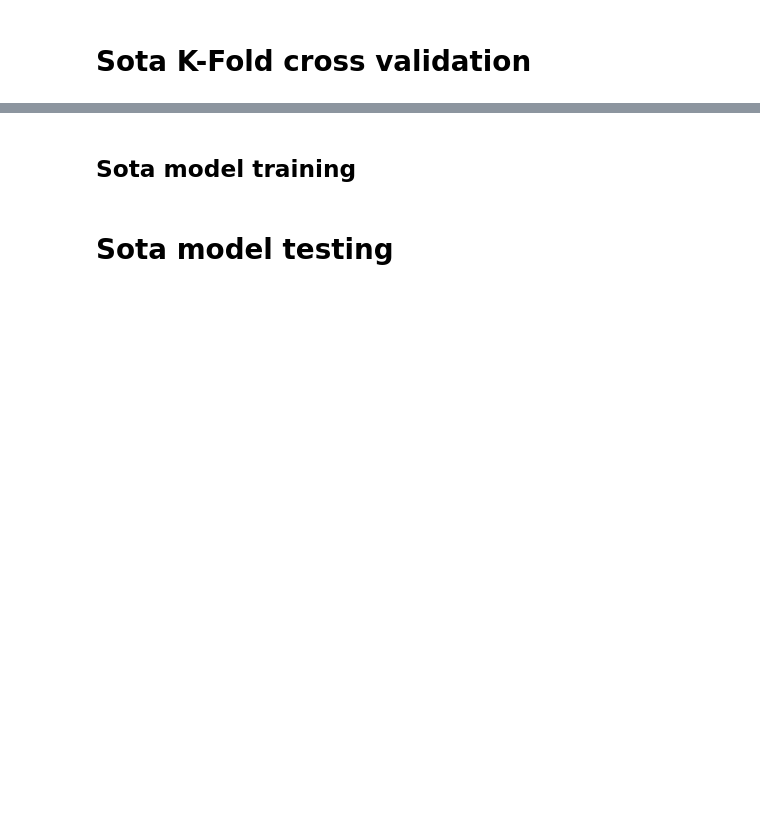
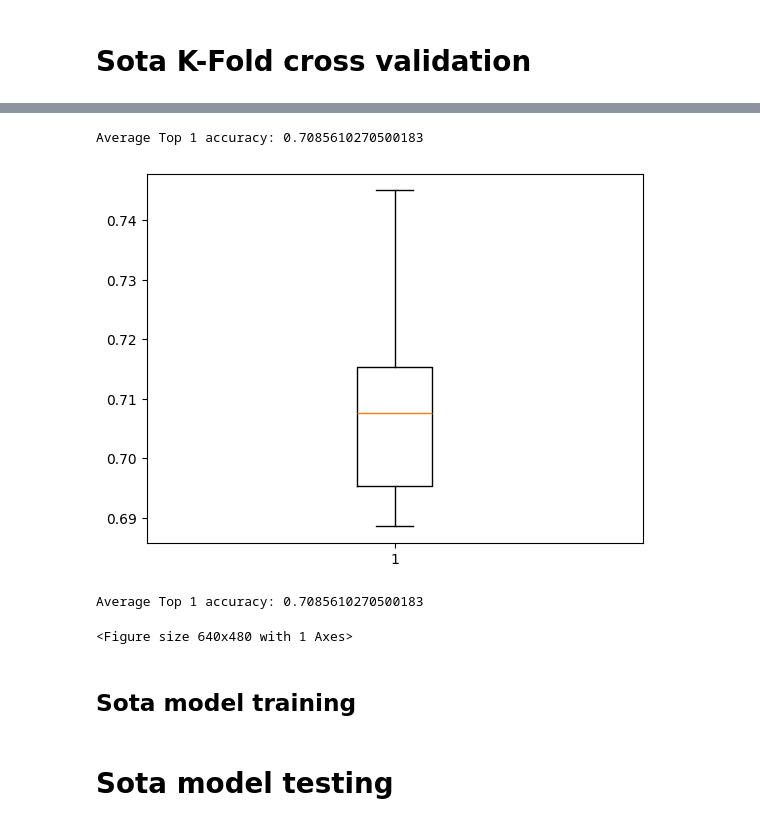
Before and after one commit to tomdec/climbing-technique-detector, a Jupyter notebook: poc_notebook.ipynb, the cells around one changed output, grey strips where cells are left out. Drawn from its saved outputs; the diff is of its cells as text; code cells hidden in the pictures; blank space fills up the shorter version.

Commit message:
correctly show plot in notebook

```diff
--- a/poc_notebook.ipynb
+++ b/poc_notebook.ipynb
@@ -7,2 +15,12 @@ plot_frame_count_distributions(samples_root_dir)
 # %% [markdown]
 # Sota K-Fold cross validation
+# %%
+from src.sota.model import SOTAFoldCrossValidation, MultiRunSOTATrainArgs
+
+cross_validation = SOTAFoldCrossValidation(data_root="data",
+    model_name="yolo11n-cls",
+    train_run_args=MultiRunSOTATrainArgs(runs=1, epochs=1, balanced=False),
+    dataset_name="techniques",
+    yolo_model="yolo11n-cls")
+
+cross_validation.train_folds()
@@ -9,3 +70,34 @@ plot_frame_count_distributions(samples_root_dir)
+# %%
+%matplotlib inline
+cross_validation.print_box_plot()
+# %% [output]
+Average Top 1 accuracy: 0.7085610270500183
+[figure, added]
+# %%
+from os import listdir
+from os.path import join
+from src.sota.model import SOTA
+from numpy import average
+import matplotlib.pyplot as plt
+
+def calculate_avg_test_performance(data_root, base_name):
+    model_root = join(data_root, "runs", "sota")
+    fold_models = [model_path for model_path in listdir(model_root) if f"{base_name}-f" in model_path]
+    metrics = []
+    for fold_model in fold_models:
+        sota = SOTA("data", fold_model)
+        metrics.append(sota.get_test_metrics()["metrics/accuracy_top1"])
+
+    print(f"Average Top 1 accuracy: {average(metrics)}")
+
+    plt.figure()
+    plt.boxplot(metrics)
+    plt.show()
+
+calculate_avg_test_performance("data", "yolo11n-cls")
+# %% [output]
+Average Top 1 accuracy: 0.7085610270500183
+<Figure size 640x480 with 1 Axes>
 # %%
 from glob import glob
 
```
Also changed, not shown: parts of 9 cells of this notebook, 2 other files.
